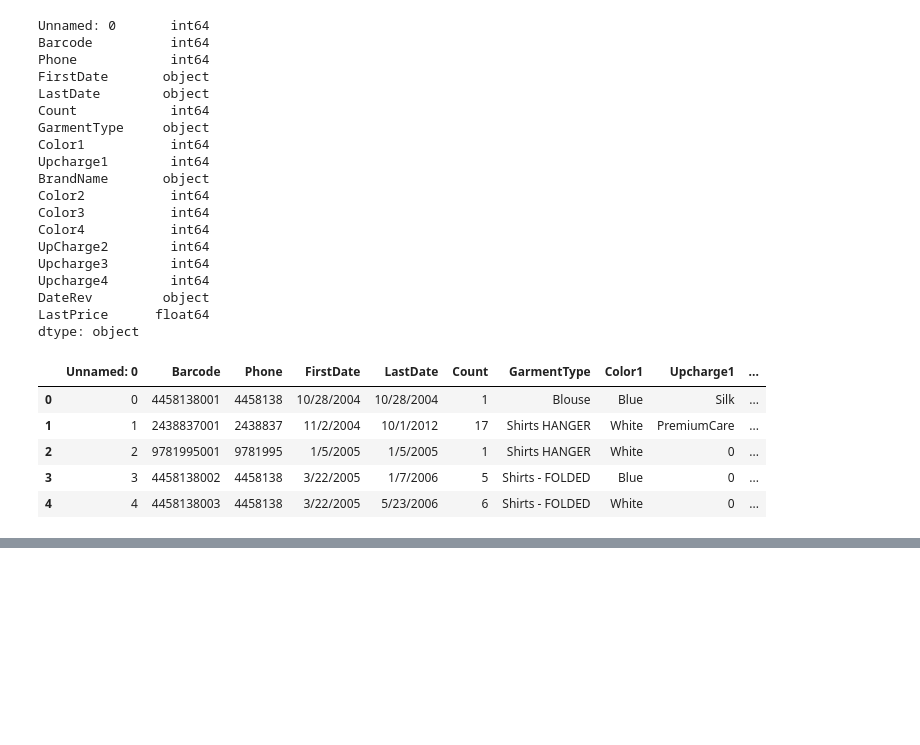
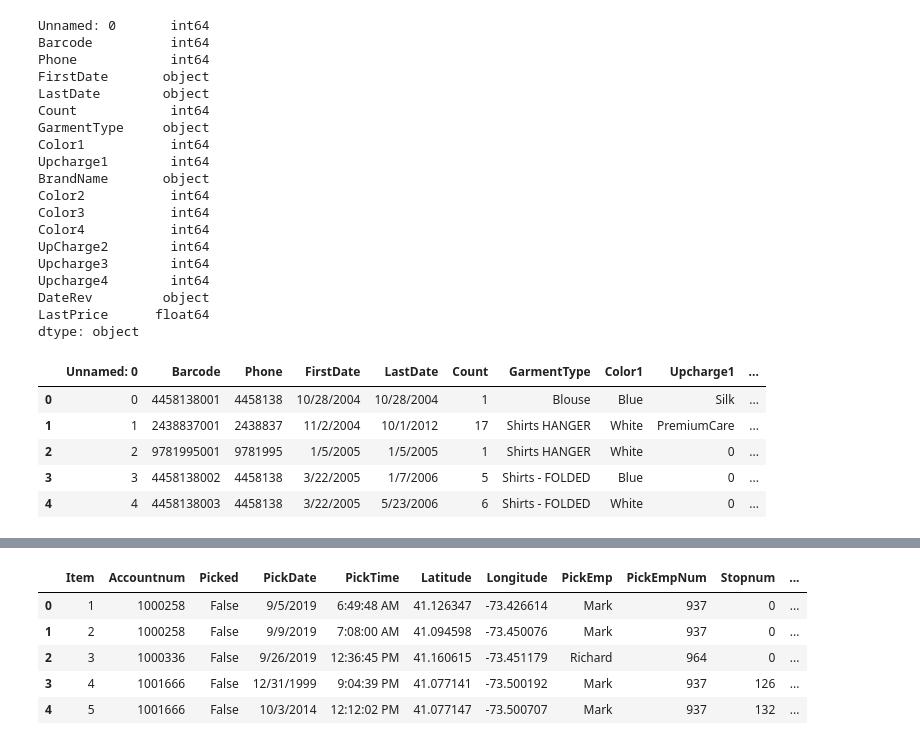
Before and after one commit to Archana-Agarwal/Capstone-Project, a Jupyter notebook: Data Prep.ipynb, the cells around one changed output, grey strips where cells are left out. Saved outputs shown, nothing was run; the diff lists cells and outputs as text; code cells hidden in the pictures; blank space fills up the shorter version.

```diff
--- a/Data Prep.ipynb
+++ b/Data Prep.ipynb
@@ -261,0 +273,11 @@ GarmLabel.head()
+# %%
+Route_picked = pd.read_csv('/content/drive/My Drive/Capstone  Project/Extracted CSV files/RoutePicked.csv')
+# %%
+Route_picked.head()
+# %% [output]
+|  | Item | Accountnum | Picked | PickDate | PickTime | Latitude | Longitude | PickEmp | PickEmpNum | Stopnum | ... |
+| 0 | 1 | 1000258 | False | 9/5/2019 | 6:49:48 AM | 41.126347 | -73.426614 | Mark | 937 | 0 | ... |
+| 1 | 2 | 1000258 | False | 9/9/2019 | 7:08:00 AM | 41.094598 | -73.450076 | Mark | 937 | 0 | ... |
+| 2 | 3 | 1000336 | False | 9/26/2019 | 12:36:45 PM | 41.160615 | -73.451179 | Richard | 964 | 0 | ... |
+| 3 | 4 | 1001666 | False | 12/31/1999 | 9:04:39 PM | 41.077141 | -73.500192 | Mark | 937 | 126 | ... |
+| 4 | 5 | 1001666 | False | 10/3/2014 | 12:12:02 PM | 41.077147 | -73.500707 | Mark | 937 | 132 | ... |
```
Also changed, not shown: parts of 3 cells of this notebook.
